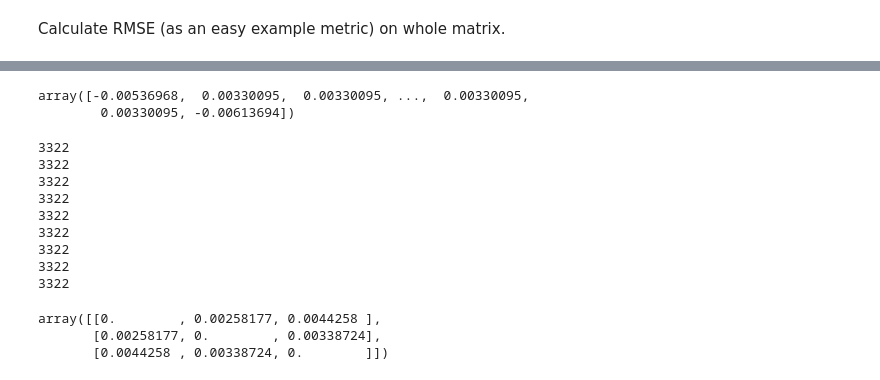
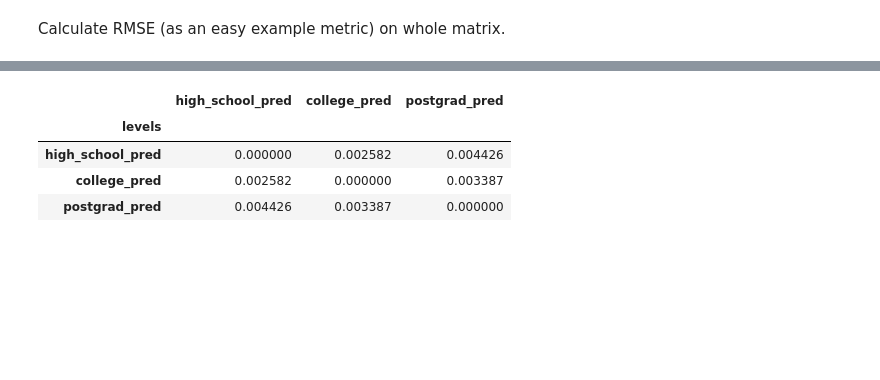
Before and after one commit to LaunaG/jobs-recommender, a Jupyter notebook: Job Recommender System - Matrix Factorization.ipynb, the cells around one changed output, grey strips where cells are left out. Drawn from its saved outputs; the diff is of its cells as text; code cells hidden in the pictures; blank space fills up the shorter version.

Commit message:
Fairness metric functions and results dataframes

```diff
--- a/Job Recommender System - Matrix Factorization.ipynb
+++ b/Job Recommender System - Matrix Factorization.ipynb
@@ -644,7 +605,6 @@ def value_unfairness(advantaged, disadvantaged):
     '''
     rows, cols = advantaged.shape
     n = cols
-    print(n)
     ddiff = disadvantaged.mean(axis=0) - np.mean(disadvantaged)
     adiff = advantaged.mean(axis=0) - np.mean(advantaged)
     return 1/ n * np.sum(abs(ddiff - adiff))
@@ -664,7 +624,6 @@ def absolute_unfairness(advantaged, disadvantaged):
     '''
     rows, cols = advantaged.shape
     n = cols
-    print(n)
     ddiff = abs(disadvantaged.mean(axis=0) - np.mean(disadvantaged))
     adiff = abs(advantaged.mean(axis=0) - np.mean(advantaged))
     return 1/ n * np.sum(abs(ddiff - adiff))
@@ -673,22 +632,54 @@ def underestimation_unfairness(advantaged, disadvantaged):
     '''
     measures inconsistency in how much the
     predictions underestimate the true ratings
+
+    Underestimation unfairness is important in settings where missing recommendations are more critical
+    than extra recommendations. For example, underestimation could lead to a top student not being
+    recommended to explore a topic they would excel in.
     '''
     rows, cols = advantaged.shape
     n = cols
-    print(n)
     ddiff =  (np.mean(disadvantaged) - disadvantaged.mean(axis=0)).clip(min=0)
     adiff = (np.mean(advantaged) - advantaged.mean(axis=0)).clip(min=0)
     return 1 / n * np.sum(abs(ddiff - adiff))
 
 def overestimation_unfairness(advantaged, disadvantaged):
+    '''
+    measures inconsistency in how
+    much the predictions overestimate the true ratings
+
+    Overestimation unfairness may be important in settings where users may be overwhelmed by recom-
+    mendations, so providing too many recommendations would be especially detrimental. For example,
+    if users must invest large amounts of time to evaluate each recommended item, overestimating
+    essentially costs the user time. Thus, uneven amounts of overestimation could cost one type of user
+    more time than the other.
+    '''
 
     rows, cols = advantaged.shape
     n = cols
-    print(n)
     ddiff = (disadvantaged.mean(axis=0) - np.mean(disadvantaged)).clip(min=0)
     adiff = (advantaged.mean(axis=0) - np.mean(advantaged)).clip(min=0)
     return 1 / n * np.sum(abs(ddiff - adiff))
 
+def nonparity_unfairness(advantaged, disadvantaged):
+    '''
+    measure based on the regularization term introduced by Kamishima
+    et al. [17] can be computed as the absolute difference between the overall average ratings of disad-
+    vantaged users and those of advantaged users
+    '''
+    return abs(np.mean(disadvantaged) - np.mean(advantaged))
 
-value_unfairness(high_school_pred, postgrad_pred)
+def fairness_df(group_list, func, levels):
+    '''
+    Creates DataFrame of fairness metrics between group levels.
+
+    '''
+    metrics = np.zeros((len(ed), len(ed)))
+    for i, val in enumerate(ed):
+        for j, val2 in enumerate(ed):
+            metrics[i,j] = func(val, val2)
+
+    data = pd.DataFrame(metrics, columns=levels)
+    data["levels"] = levels
+    data = data.set_index("levels")
+    return data
@@ -726,29 +686,11 @@ array([0.        , 0.00330095, 0.00330095, ..., 0.00330095, 0.00330095,
-# %%
-diffs
-# %% [output]
-array([-0.00536968,  0.00330095,  0.00330095, ...,  0.00330095,
-        0.00330095, -0.00613694])
-# %%
-ed = [high_school_pred, college_pred, postgrad_pred]
-funcs = [value_unfairness, absolute_unfairness, underestimation_unfairness, overestimation_unfairness]
-
-value = np.zeros((len(ed), len(ed)))
-for i, val in enumerate(ed):
-    for j, val2 in enumerate(ed):
-        value[i,j] = value_unfairness(val, val2)
-# %% [output]
-3322
-3322
-3322
-3322
-3322
-3322
-3322
-3322
-3322
-# %%
-value
-# %% [output]
-array([[0.        , 0.00258177, 0.0044258 ],
-       [0.00258177, 0.        , 0.00338724],
-       [0.0044258 , 0.00338724, 0.        ]])
+# %%
+ed = [high_school_pred, college_pred, postgrad_pred]
+ed_levels = ["high_school_pred", "college_pred", "postgrad_pred"]
+# %%
+fairness_df(ed, value_unfairness, ed_levels)
+# %% [output]
+|  | high_school_pred | college_pred | postgrad_pred |
+| levels |  |  |  |
+| high_school_pred | 0.000000 | 0.002582 | 0.004426 |
+| college_pred | 0.002582 | 0.000000 | 0.003387 |
+| postgrad_pred | 0.004426 | 0.003387 | 0.000000 |
```
Also changed, not shown: parts of 24 cells of this notebook.
